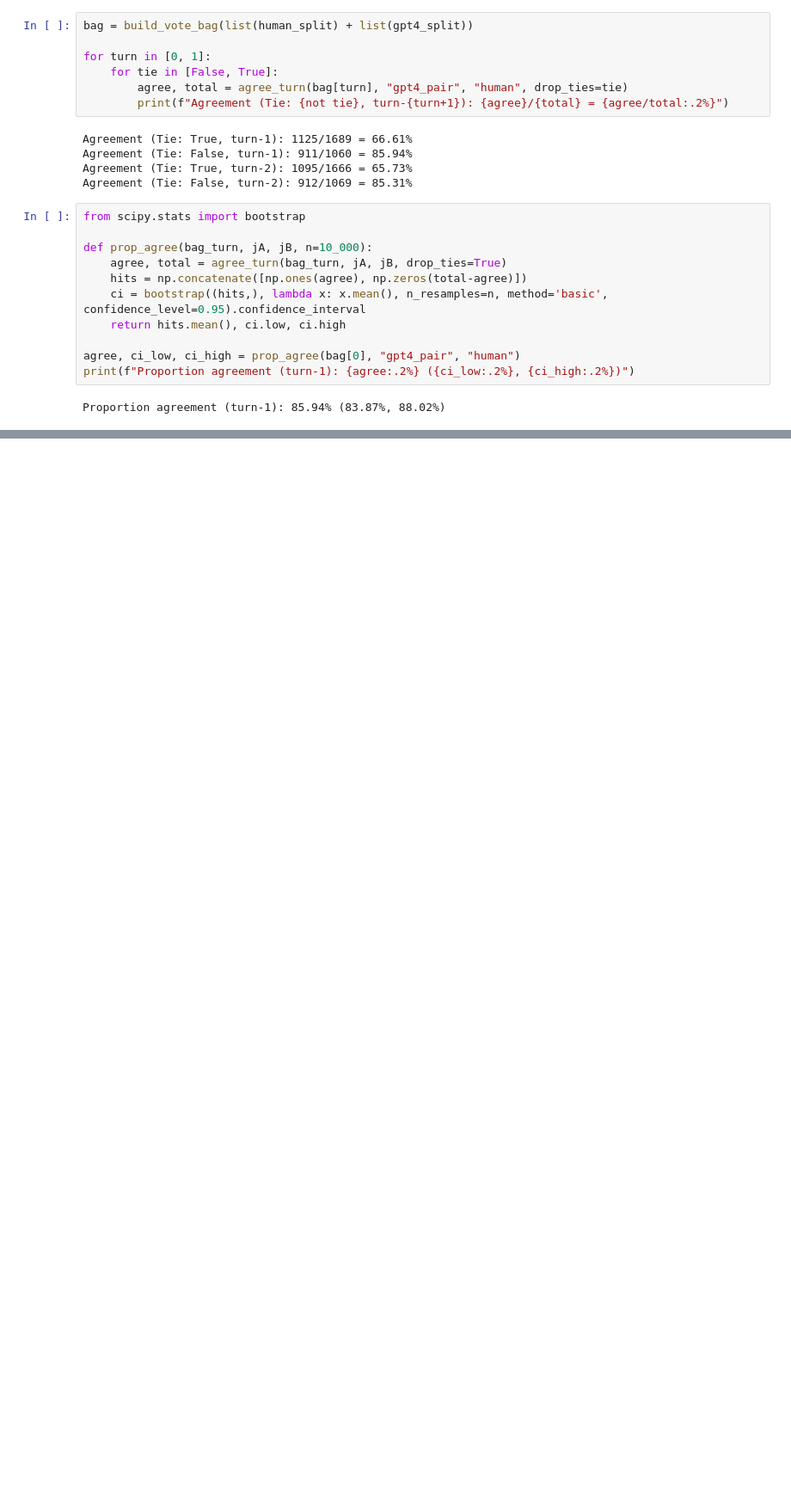
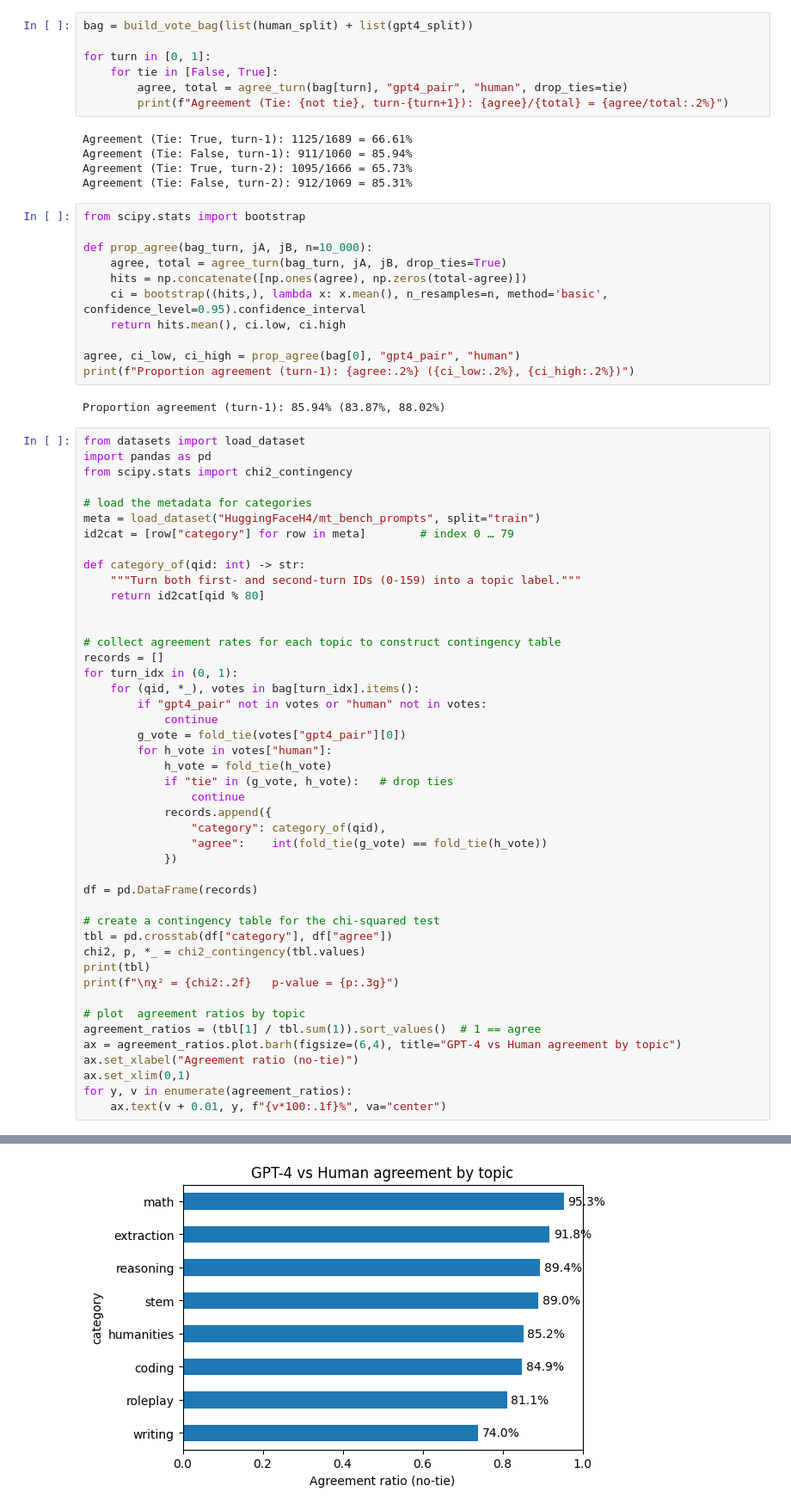
Before and after one commit to 0genblik/llm-as-a-judge, a Jupyter notebook: llmj_experiment.ipynb, the cells around one changed output, grey strips where cells are left out. Shown at 86% size. Drawn from its saved outputs; the diff is of its cells as text; blank space fills up the shorter version.

Commit message:
added category agreement analysis

```diff
--- a/llmj_experiment.ipynb
+++ b/llmj_experiment.ipynb
@@ -92,3 +92,49 @@ agree, ci_low, ci_high = prop_agree(bag[0], "gpt4_pair", "human")
 print(f"Proportion agreement (turn-1): {agree:.2%} ({ci_low:.2%}, {ci_high:.2%})")
 # %% [output]
 Proportion agreement (turn-1): 85.94% (83.87%, 88.02%)
+# %%
+from datasets import load_dataset
+import pandas as pd
+from scipy.stats import chi2_contingency
+
+# load the metadata for categories
+meta = load_dataset("HuggingFaceH4/mt_bench_prompts", split="train")
+id2cat = [row["category"] for row in meta]        # index 0 … 79
+
+def category_of(qid: int) -> str:
+    """Turn both first- and second-turn IDs (0-159) into a topic label."""
+    return id2cat[qid % 80]
+
+
+# collect agreement rates for each topic to construct contingency table
+records = []
+for turn_idx in (0, 1):
+    for (qid, *_), votes in bag[turn_idx].items():
+        if "gpt4_pair" not in votes or "human" not in votes:
+            continue
+        g_vote = fold_tie(votes["gpt4_pair"][0])
+        for h_vote in votes["human"]:
+            h_vote = fold_tie(h_vote)
+            if "tie" in (g_vote, h_vote):   # drop ties
+                continue
+            records.append({
+                "category": category_of(qid),
+                "agree":    int(fold_tie(g_vote) == fold_tie(h_vote))
+            })
+
+df = pd.DataFrame(records)
+
+# create a contingency table for the chi-squared test
+tbl = pd.crosstab(df["category"], df["agree"])
+chi2, p, *_ = chi2_contingency(tbl.values)
+print(tbl)
+print(f"\nχ² = {chi2:.2f}   p-value = {p:.3g}")
+
+# plot  agreement ratios by topic
+agreement_ratios = (tbl[1] / tbl.sum(1)).sort_values()  # 1 == agree
+ax = agreement_ratios.plot.barh(figsize=(6,4), title="GPT-4 vs Human agreement by topic")
+ax.set_xlabel("Agreement ratio (no-tie)")
+ax.set_xlim(0,1)
+for y, v in enumerate(agreement_ratios):
+    ax.text(v + 0.01, y, f"{v*100:.1f}%", va="center")
+# %% [output]
@@ -94,0 +153 @@ Proportion agreement (turn-1): 85.94% (83.87%, 88.02%)
+[figure, added]
```
Also changed, not shown: parts of 1 cell of this notebook.
